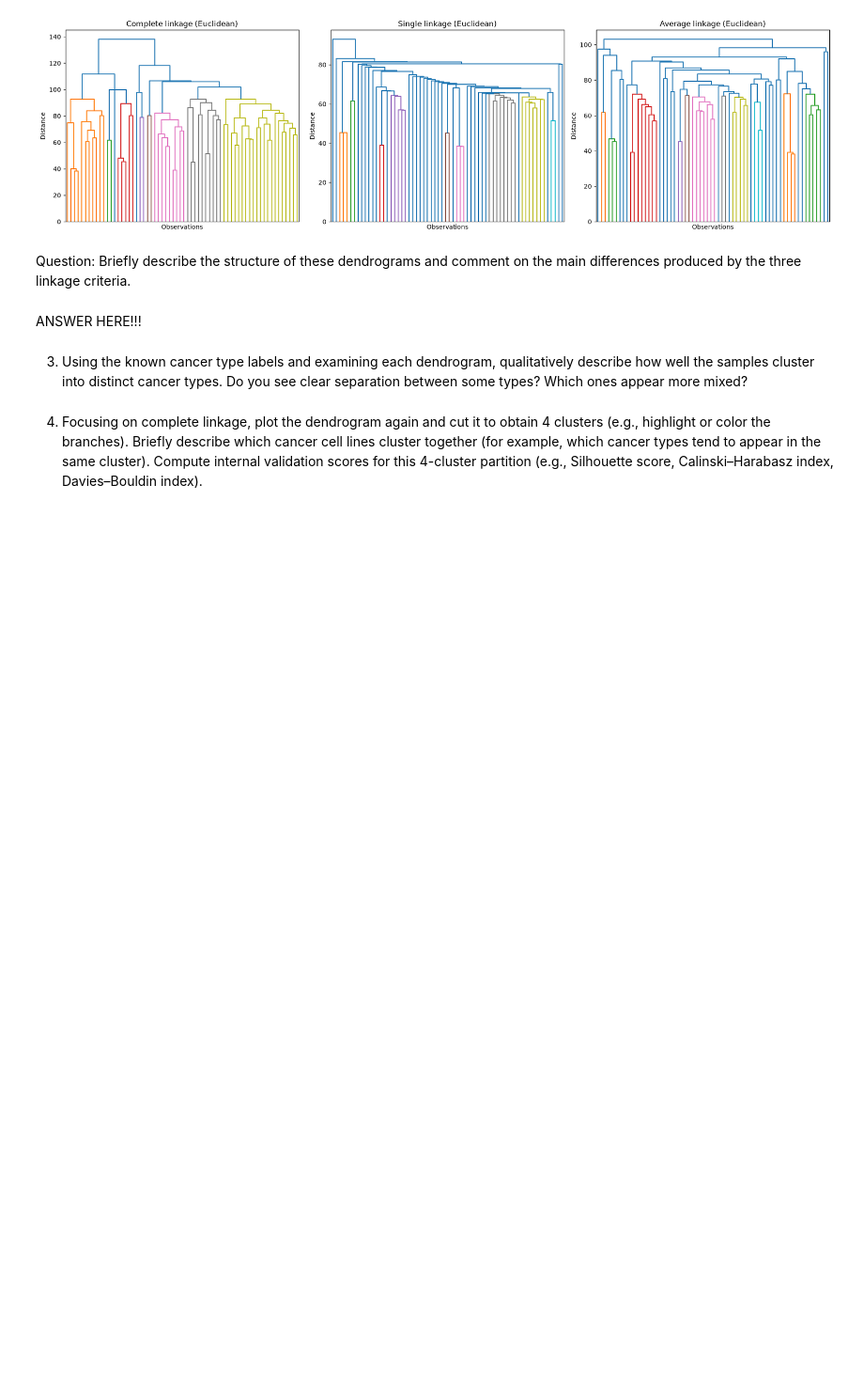
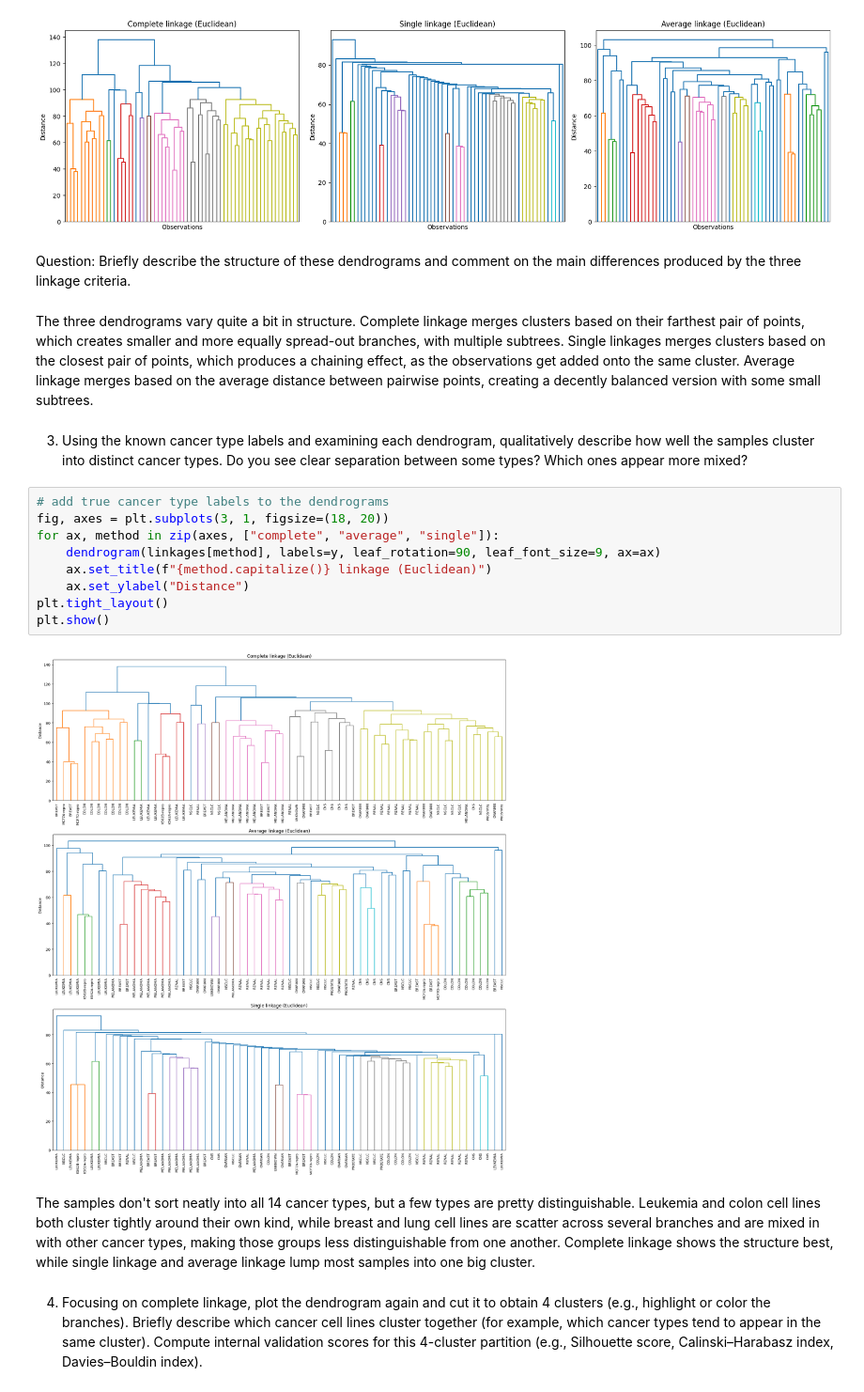
Before and after one commit to natalie-s11/ds4021_lab8, a Jupyter notebook: 08-clustering-real-data.ipynb, the cells around one changed output. Shown at 94% size. Cells and saved outputs as stored; diff of their text form; blank space fills up the shorter version.

```diff
--- a/08-clustering-real-data.ipynb
+++ b/08-clustering-real-data.ipynb
@@ -178,8 +179,21 @@ plt.show()
 # %% [markdown]
 Question: Briefly describe the structure of these dendrograms and comment on the main differences produced by the three linkage criteria.
 # %% [markdown]
-ANSWER HERE!!!
+The three dendrograms vary quite a bit in structure. Complete linkage merges clusters based on their farthest pair of points, which creates smaller and more equally spread-out branches, with multiple subtrees. Single linkages merges clusters based on the closest pair of points, which produces a chaining effect, as the observations get added onto the same cluster. Average linkage merges based on the average distance between pairwise points, creating a decently balanced version with some small subtrees.
 # %% [markdown]
 3. Using the known cancer type labels and examining each dendrogram, qualitatively describe how well the samples cluster into distinct cancer types. Do you see clear separation between some types? Which ones appear more mixed?
+# %%
+# add true cancer type labels to the dendrograms
+fig, axes = plt.subplots(3, 1, figsize=(18, 20))
+for ax, method in zip(axes, ["complete", "average", "single"]):
+    dendrogram(linkages[method], labels=y, leaf_rotation=90, leaf_font_size=9, ax=ax)
+    ax.set_title(f"{method.capitalize()} linkage (Euclidean)")
+    ax.set_ylabel("Distance")
+plt.tight_layout()
+plt.show()
+# %% [output]
+[figure, added]
+# %% [markdown]
+The samples don't sort neatly into all 14 cancer types, but a few types are pretty distinguishable. Leukemia and colon cell lines both cluster tightly around their own kind, while breast and lung cell lines are scatter across several branches and are mixed in with other cancer types, making those groups less distinguishable from one another. Complete linkage shows the structure best, while single linkage and average linkage lump most samples into one big cluster.
 # %% [markdown]
 4. Focusing on complete linkage, plot the dendrogram again and cut it to obtain 4 clusters (e.g., highlight or color the branches). Briefly describe which cancer cell lines cluster together (for example, which cancer types tend to appear in the same cluster). Compute internal validation scores for this 4-cluster partition (e.g., Silhouette score, Calinski–Harabasz index, Davies–Bouldin index).
```
Also changed, not shown: parts of 6 cells of this notebook.
